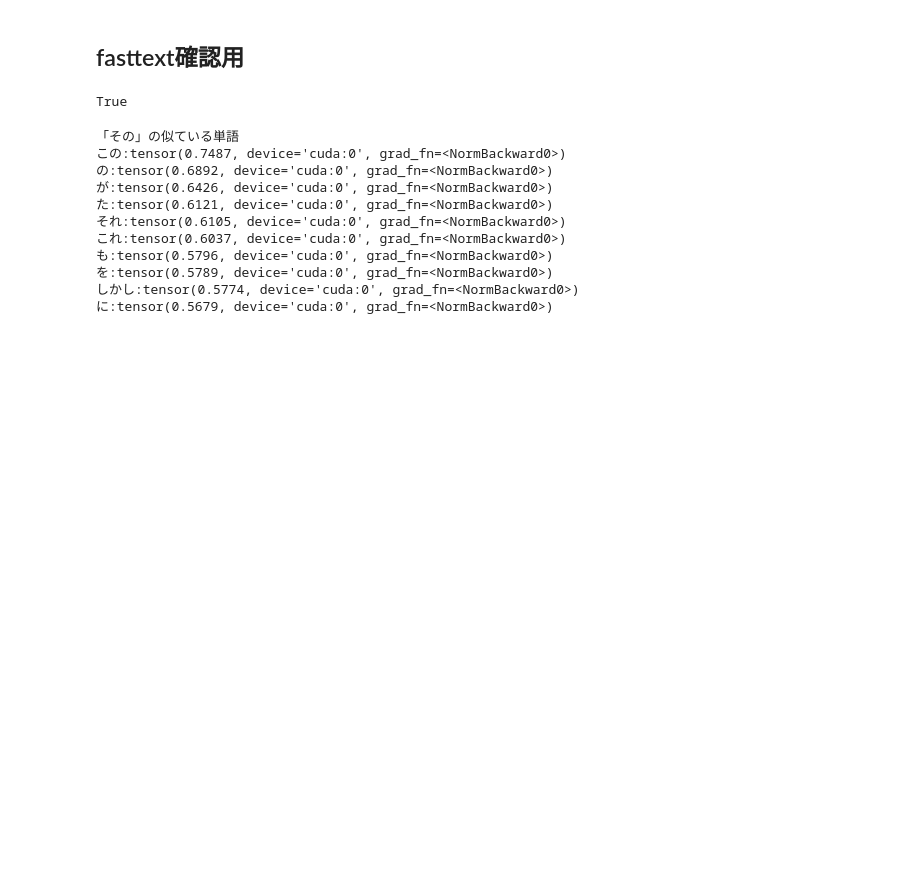
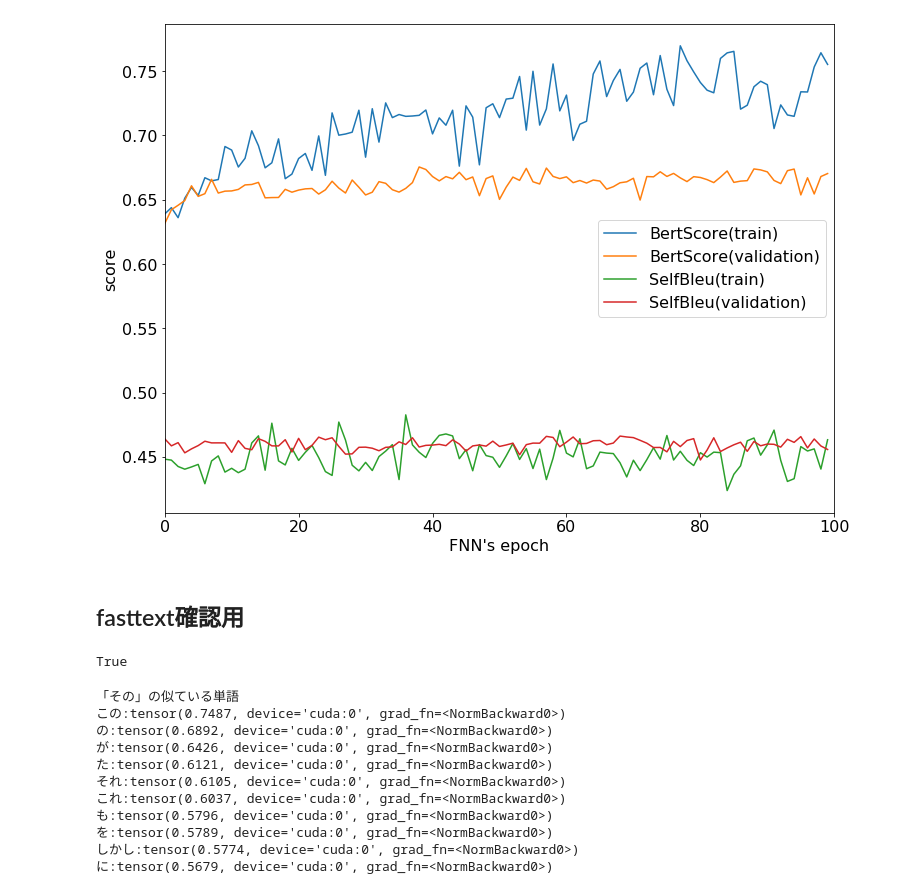
Before and after one commit to sirokome19/LSTMVAE, a Jupyter notebook: LSTMVAE.ipynb, the cells around one changed output. Cells and saved outputs as stored; diff of their text form; code cells hidden in the pictures; blank space fills up the shorter version.

```diff
--- a/LSTMVAE.ipynb
+++ b/LSTMVAE.ipynb
@@ -115,7 +137,10 @@ class Decoder(nn.Module):
         self.fc = nn.Linear(n_hid, vocab_size)
         self.embed_size=embed_size
         self.max_len=max_len
+        self.n_hid=n_hid
         self.embedding=share_conv
+        self.fc1 = nn.Linear(self.n_hid, self.n_hid)
+        self.fc2 = nn.Linear(self.n_hid, self.n_hid)
 
     def forward(self, hidden, x, teacher):
         """
@@ -127,7 +152,7 @@ class Decoder(nn.Module):
         """
         logits = torch.tensor([]).to(device)
         sentence = torch.tensor([],dtype=torch.long).to(device)
-
+        hidden=(self.fc1(hidden), self.fc2(hidden))
         for i in range(self.max_len):
             if torch.rand(1)<1/3:
                 # word dropout
@@ -158,8 +183,6 @@ class AutoEncoder(nn.Module):
         self.vae_classifer=vae_classifier_2layer(n_hid=self.n_hid)
         self.decoder=Decoder(embed_size=EMBED_SIZE,n_hid=self.n_hid,max_len=MAX_LEN,vocab_size=vocab_size)
         self.embedding=share_conv
-        self.fc1 = nn.Linear(self.n_hid, self.n_hid)
-        self.fc2 = nn.Linear(self.n_hid, self.n_hid)
 
     def forward(self, x): # x=(batch, max_len)
         x_emb=self.embedding(x)  # x_emb = (batch, maxlen, embed_dim)
@@ -168,9 +191,8 @@ class AutoEncoder(nn.Module):
         hidden = self.encoder(x_emb) # h,c = (1, batch, hidden_size)
         mean, log_sigma_sq=self.vae_classifer(hidden)
         eps = torch.empty(len(x), self.n_hid).normal_(mean=0,std=1).to(device) # N(0, 1)
-        h = mean + eps * torch.sqrt(torch.exp(log_sigma_sq)) # H_dec = (1, batch, n_gan)
-        h,c=self.fc1(h), self.fc2(h)
-        logits, sentence = self.decoder((h,c), x_emb, teacher=True)
+        out_h = mean + eps * torch.sqrt(torch.exp(log_sigma_sq)) # H_dec = (1, batch, n_gan)
+        logits, sentence = self.decoder(out_h, x_emb, teacher=True)
 
         # loss
         criterion = nn.CrossEntropyLoss(ignore_index=1)
@@ -188,7 +210,7 @@ class AutoEncoder(nn.Module):
         if epoch>KL_START_EPOCH:
             loss += (epoch-KL_START_EPOCH)/(AE_EPOCHS-KL_START_EPOCH)*kl_loss
 
-        return loss, sentence
+        return loss, sentence, out_h
 # %%
 def change_to_sent(sents,j):
     word_list=[]
@@ -276,0 +660,11 @@ plt.show()
+# %%
+from Util.selfbleu import CalcSelfBLEU
+def fnn_selfbleu(_type):
+    selfbleu_history=[]
+    for i in range(AE_EPOCHS):
+        filename=log_dir+"FNN_{}{:03}.txt".format(_type,i)
+        selfbleu2=CalcSelfBLEU(filename)
+        selfbleu_history.append(selfbleu2)
+    return selfbleu_history
+fnn_selfbleu_train=fnn_selfbleu("train")
+fnn_selfbleu_val=fnn_selfbleu("val")
@@ -277,3 +689,23 @@ plt.show()
+# %%
+x = [i for i in range(len(p_history_train))]
+fig = plt.figure(figsize=(12.0, 9.0))
+
+plt.plot(x, fnn_bert_train, label="BertScore(train)")
+plt.plot(x, fnn_bert_val, label="BertScore(validation)")
+plt.plot(x, fnn_selfbleu_train, label="SelfBleu(train)")
+plt.plot(x, fnn_selfbleu_val, label="SelfBleu(validation)")
+plt.xticks(fontsize =16)
+plt.yticks(fontsize =16)
+plt.rcParams["font.size"] = 16
+
+# fig, ax = plt.subplots()
+plt.xlim(0, 100)
+plt.xlabel("FNN's epoch")
+plt.ylabel('score')
+plt.legend()
+plt.show()
+# %% [output]
+[figure, added]
 # %% [markdown]
 ## fasttext確認用
 # %%
```
Also changed, not shown: parts of 23 cells of this notebook, 1 other file.
